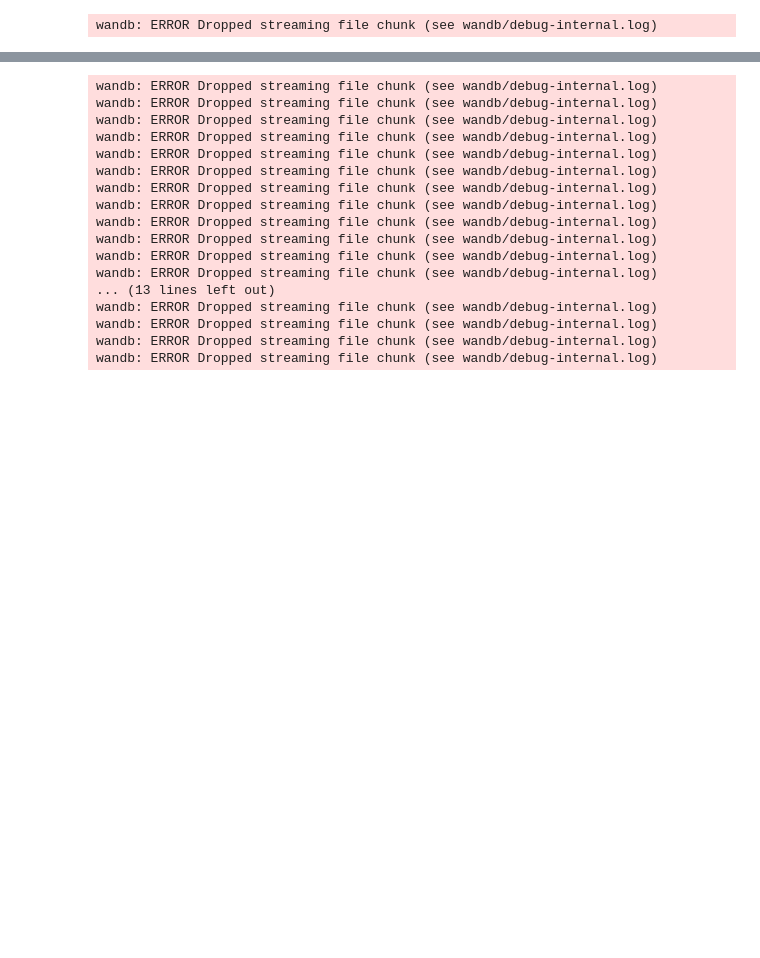
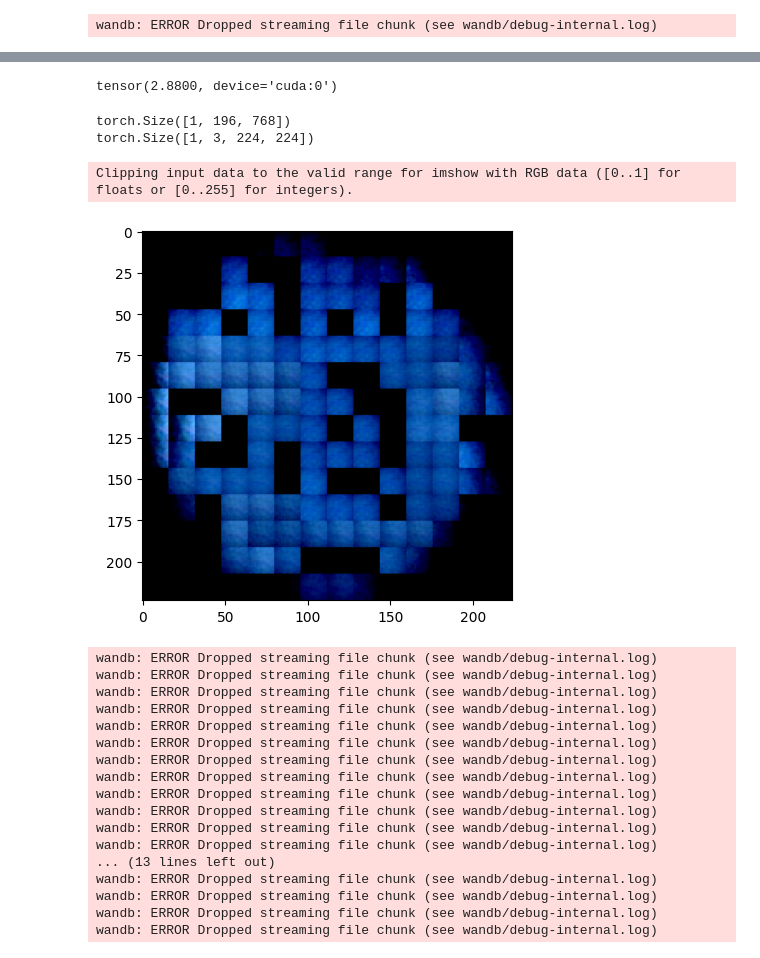
Before and after one commit to threeeyelidds/camelmera, a Jupyter notebook: models/gym/multimodal/test.ipynb, the cells around one changed output, grey strips where cells are left out. Cells and saved outputs as stored; diff of their text form; code cells hidden in the pictures; blank space fills up the shorter version.

```diff
--- a/models/gym/multimodal/test.ipynb
+++ b/models/gym/multimodal/test.ipynb
@@ -109,4 +112,39 @@ You should probably TRAIN this model on a down-stream task to be able to use it
 <All keys matched successfully>
+# %%
+from tem_dataloader import process_image,process_depth,process_lidar
+from PIL import Image
+pixel_values = process_image('/home/tyz/Desktop/11_777/Data_easy/P000/image_lcam_fish/000000_lcam_fish_image.png').unsqueeze(0).cuda()
+pixel_values1 = process_depth('/home/tyz/Desktop/11_777/Data_easy/P000/depth_lcam_fish/000000_lcam_fish_depth.png').unsqueeze(0).cuda()
+pixel_values2 = process_lidar('/home/tyz/Desktop/11_777/Data_easy/P000/lidar/000000_lcam_front_lidar.ply').unsqueeze(0).cuda()
+
+custom_model.cuda()
+custom_model.eval()
+with torch.no_grad():
+    outputs = custom_model(pixel_values,pixel_values1,pixel_values2)
+    print(outputs.loss)
+# %% [output]
+tensor(2.8800, device='cuda:0')
+# %%
+print(outputs.logits.shape)
+tensor=custom_model.unpatchify(outputs.logits)
+print(tensor.shape)
+# %% [output]
+torch.Size([1, 196, 768])
+torch.Size([1, 3, 224, 224])
+# %%
+import torch
+import numpy as np
+import matplotlib.pyplot as plt
+
+# Convert the tensor to a NumPy array and transpose the dimensions to HWC
+image = tensor.cpu().squeeze(0).permute(1, 2, 0).numpy()
+
+# Visualize the image using Matplotlib
+plt.imshow(image)
+plt.show()
+# %% [output]
+Clipping input data to the valid range for imshow with RGB data ([0..1] for floats or [0..255] for integers).
+[figure, added]
 # %%
 custom_model.eval()
 with torch.no_grad():
```
Also changed, not shown: parts of 2 cells of this notebook, 20 other files.
